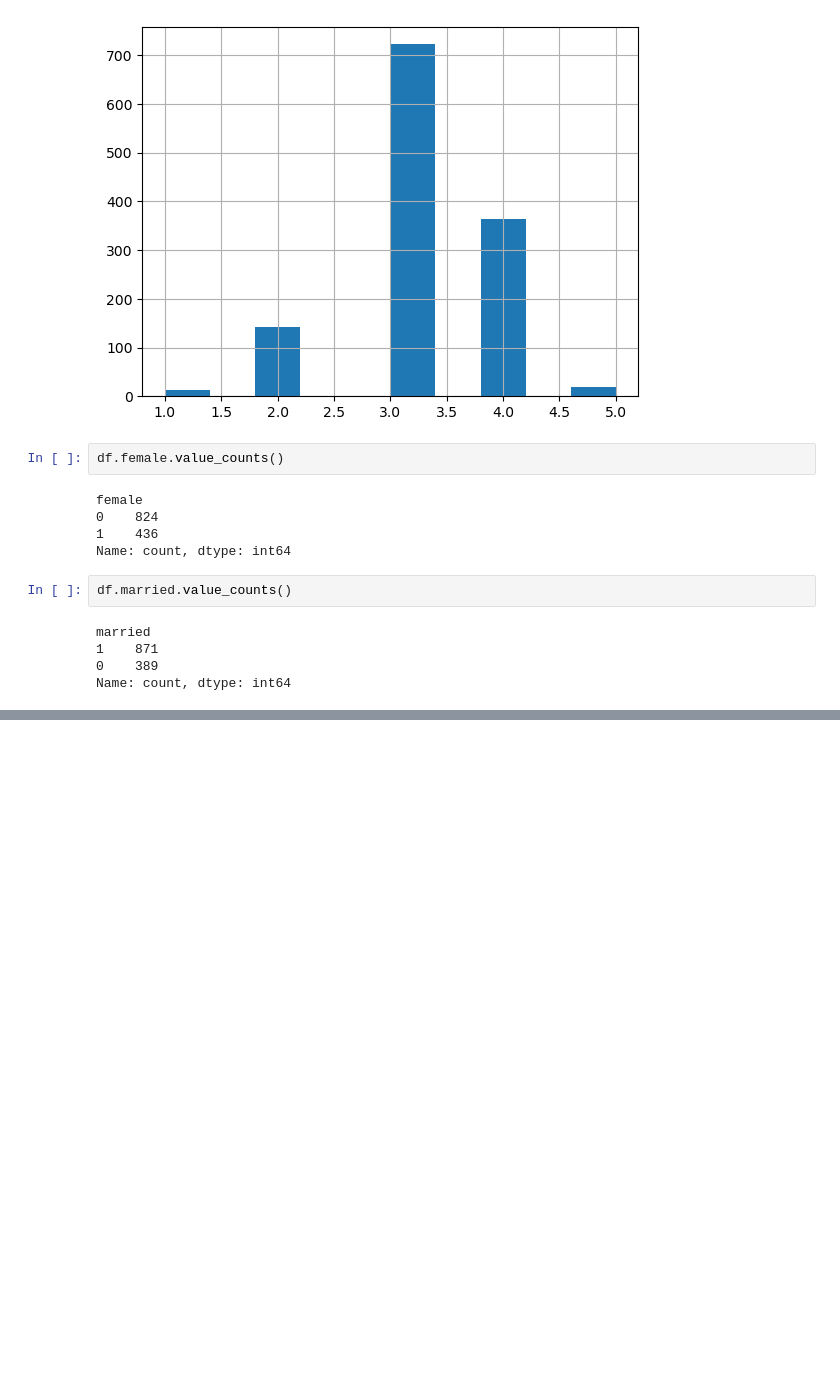
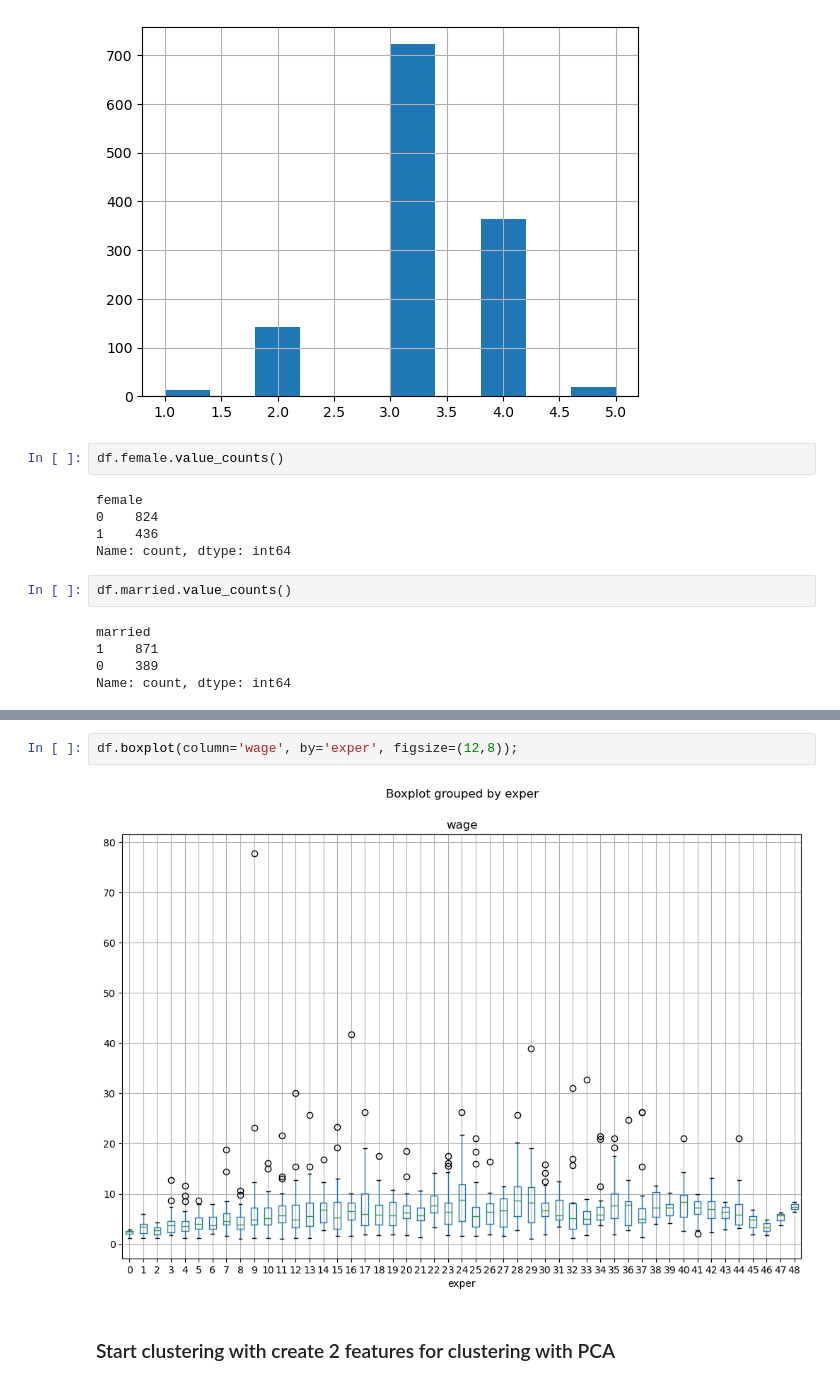
Before and after one commit to crissyro/kaggle_projects, a Jupyter notebook: notebooks/beauty_claster.ipynb, the cells around one changed output, grey strips where cells are left out. Saved outputs shown, nothing was run; the diff lists cells and outputs as text; blank space fills up the shorter version.

```diff
--- a/notebooks/beauty_claster.ipynb
+++ b/notebooks/beauty_claster.ipynb
@@ -97,0 +118,6 @@ Name: count, dtype: int64
+# %%
+df.boxplot(column='wage', by='exper', figsize=(12,8));
+# %% [output]
+[figure, added]
+# %% [markdown]
+### Start clustering with create 2 features for clustering with PCA
```
Also changed, not shown: parts of 21 cells of this notebook, 3 other files.
